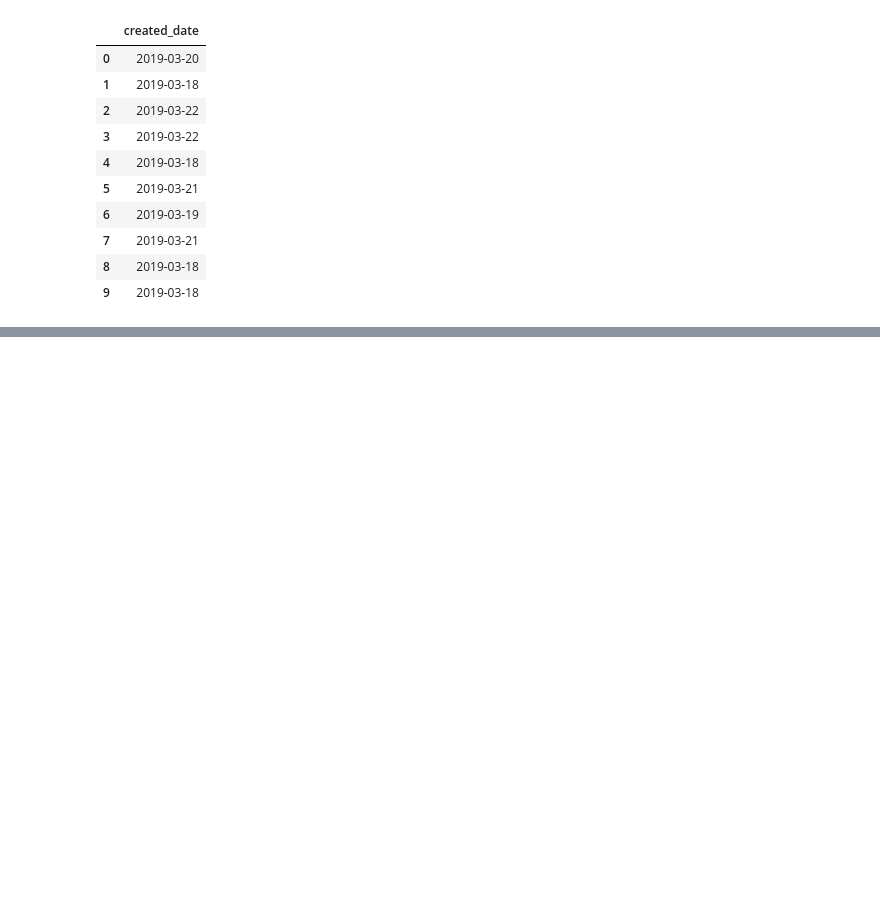
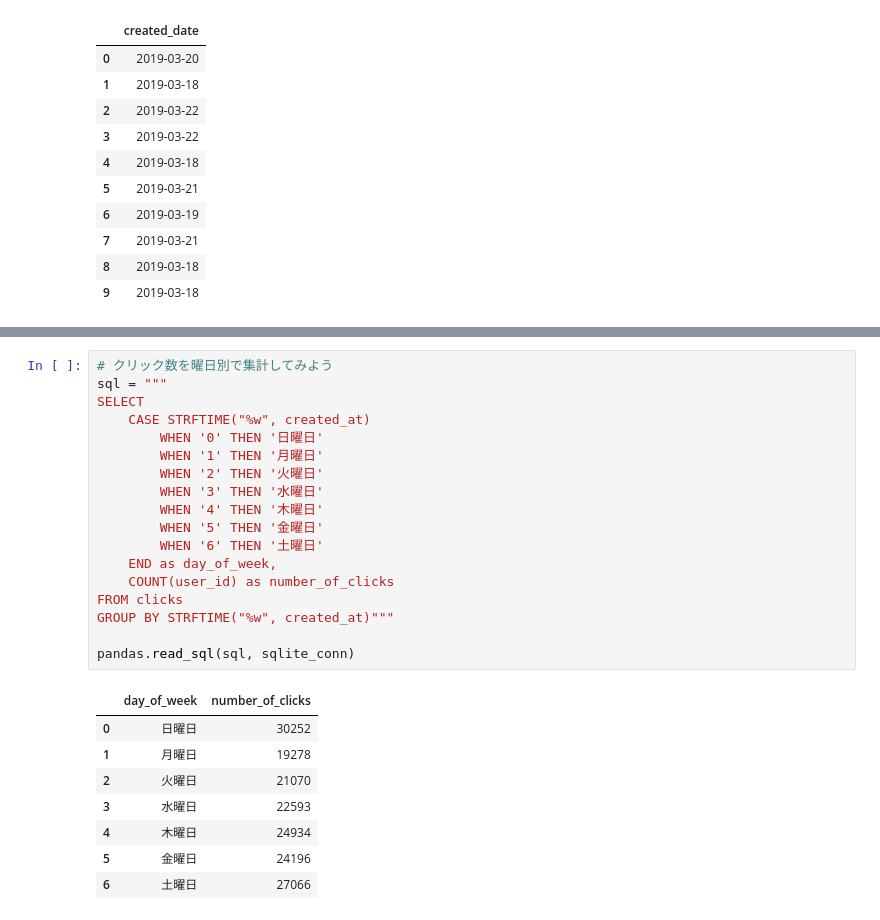
Before and after one commit to soumame/sfc-hc, a Jupyter notebook: notebooks/lecture02.ipynb, the cells around one changed output, grey strips where cells are left out. Drawn from its saved outputs; the diff is of its cells as text; blank space fills up the shorter version.

```diff
--- a/notebooks/lecture02.ipynb
+++ b/notebooks/lecture02.ipynb
@@ -660,0 +687,27 @@ pandas.read_sql(sql, sqlite_conn)
+# %%
+# クリック数を曜日別で集計してみよう
+sql = """
+SELECT
+    CASE STRFTIME("%w", created_at)
+        WHEN '0' THEN '日曜日'
+        WHEN '1' THEN '月曜日'
+        WHEN '2' THEN '火曜日'
+        WHEN '3' THEN '水曜日'
+        WHEN '4' THEN '木曜日'
+        WHEN '5' THEN '金曜日'
+        WHEN '6' THEN '土曜日'
+    END as day_of_week,
+    COUNT(user_id) as number_of_clicks
+FROM clicks
+GROUP BY STRFTIME("%w", created_at)"""
+
+pandas.read_sql(sql, sqlite_conn)
+# %% [output]
+|  | day_of_week | number_of_clicks |
+| 0 | 日曜日 | 30252 |
+| 1 | 月曜日 | 19278 |
+| 2 | 火曜日 | 21070 |
+| 3 | 水曜日 | 22593 |
+| 4 | 木曜日 | 24934 |
+| 5 | 金曜日 | 24196 |
+| 6 | 土曜日 | 27066 |
```
Also changed, not shown: parts of 8 cells of this notebook, 1 other file.
